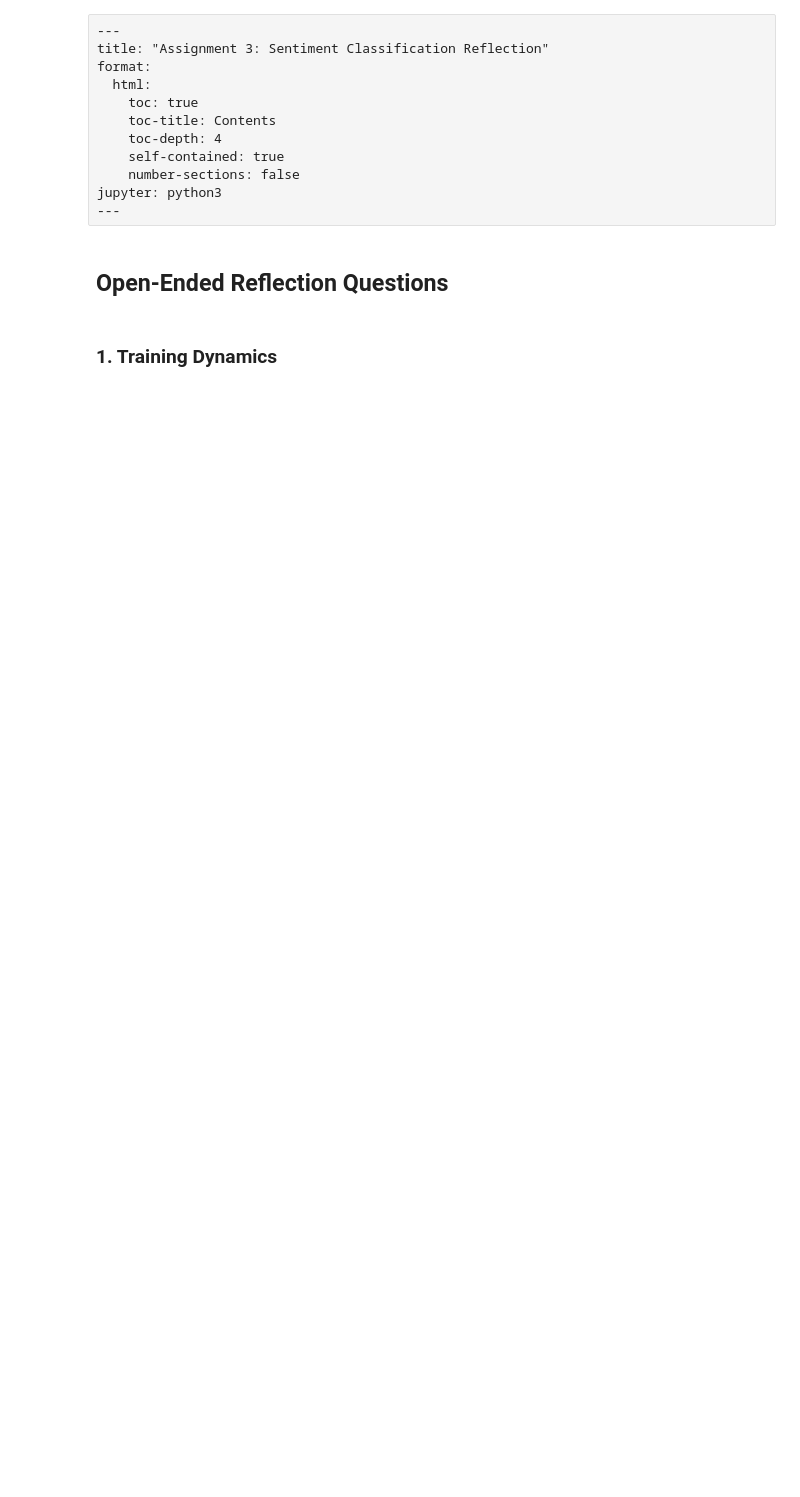
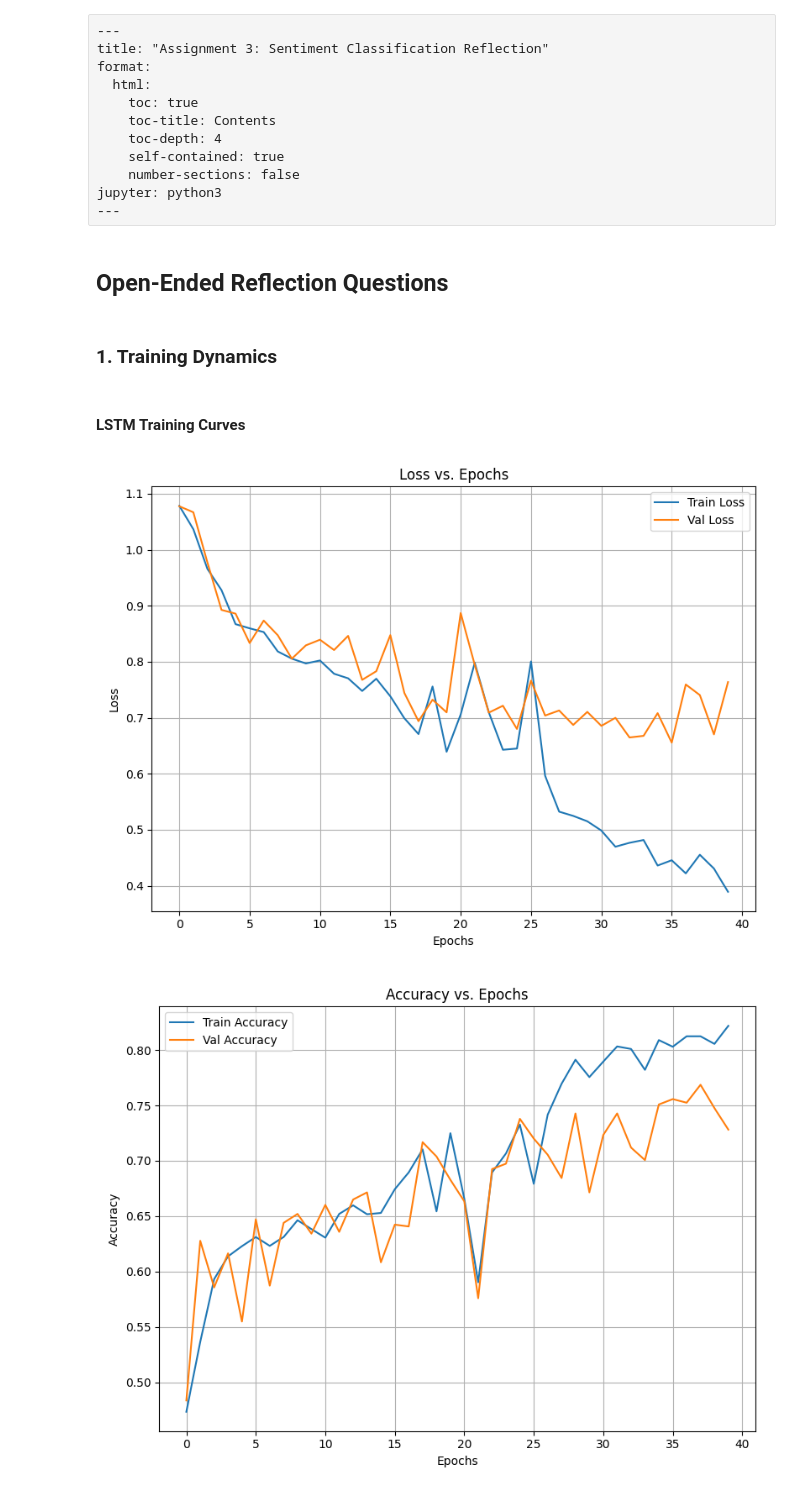
Before and after one commit to TianhaoZhao-9/stat359, a Jupyter notebook: student/Assignment_3/open_questions.ipynb, the cells around one changed output. Saved outputs shown, nothing was run; the diff lists cells and outputs as text; code cells hidden in the pictures; blank space fills up the shorter version.

```diff
--- a/student/Assignment_3/open_questions.ipynb
+++ b/student/Assignment_3/open_questions.ipynb
@@ -32,0 +19,9 @@ extra_plots = [
+# %% [markdown]
+#### LSTM Training Curves
+# %%
+display(Image(filename="outputs/lstm_loss_curve.png"))
+display(Image(filename="outputs/lstm_accuracy_curve.png"))
+display(Image(filename="outputs/lstm_f1_curve.png"))
+# %% [output]
+[figure, added]
+[figure, added]
```
Also changed, not shown: parts of 19 cells of this notebook, 1 other file.
